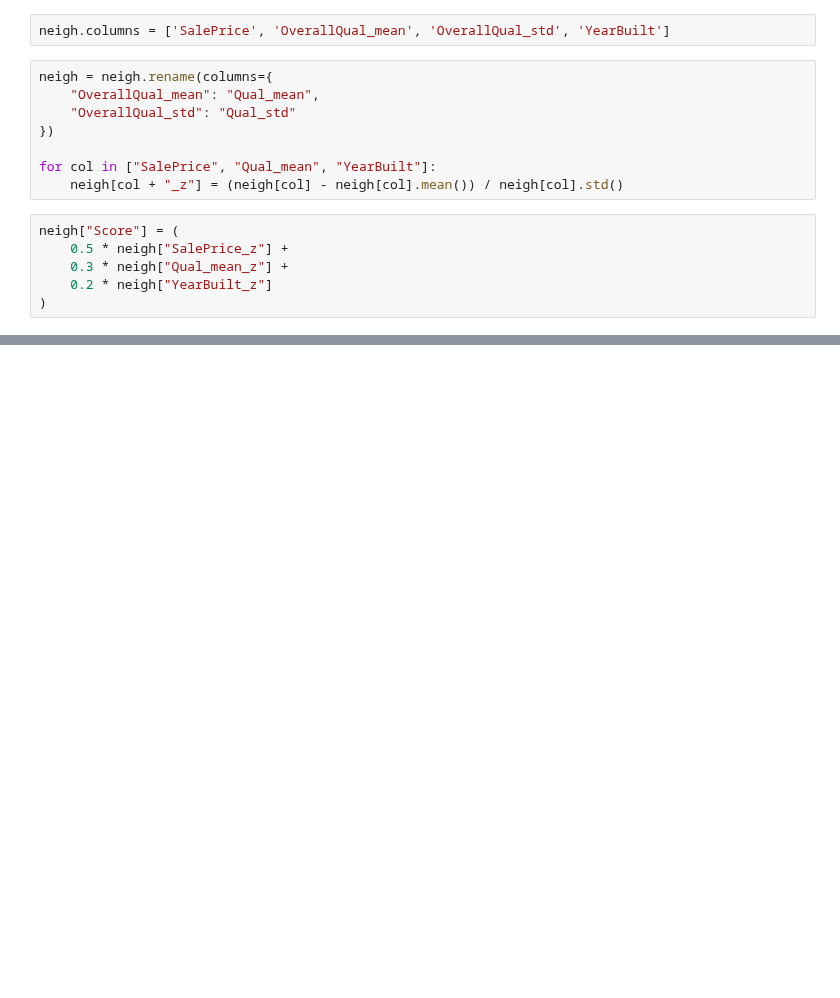
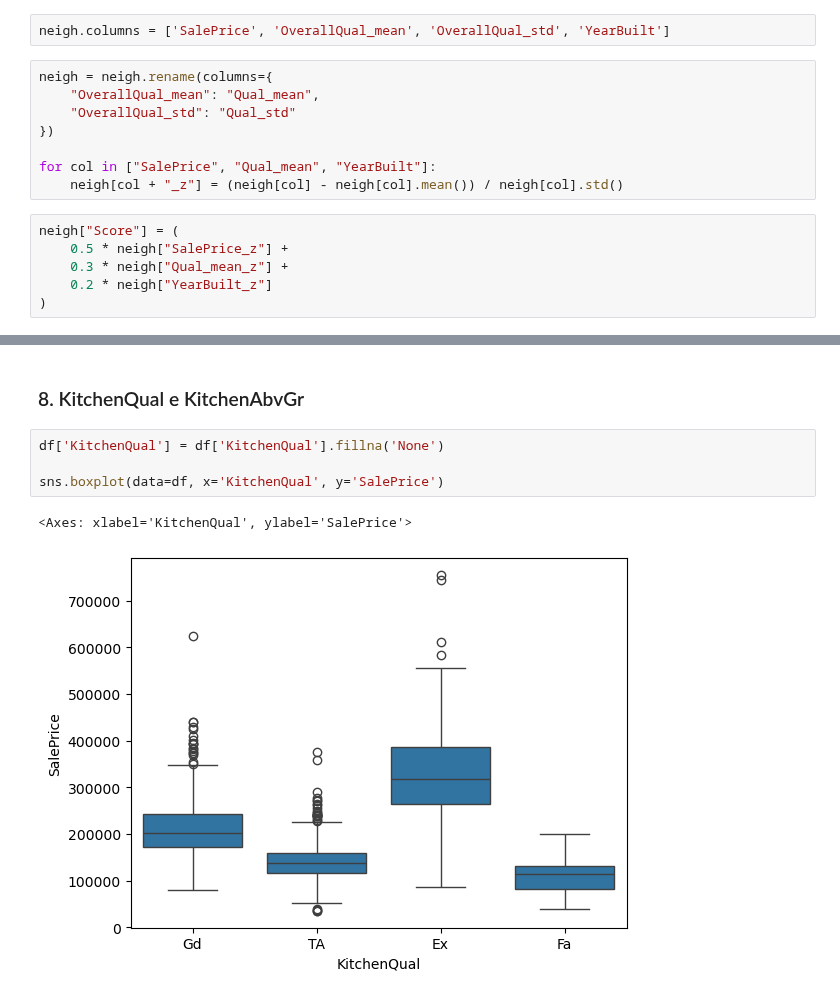
Before and after one commit to luizcaixeta/House-Prices, a Jupyter notebook: notebooks/1_eda.ipynb, the cells around one changed output, grey strips where cells are left out. Saved outputs shown, nothing was run; the diff lists cells and outputs as text; blank space fills up the shorter version.

```diff
--- a/notebooks/1_eda.ipynb
+++ b/notebooks/1_eda.ipynb
@@ -1003,0 +1181,9 @@ $$
+# %% [markdown]
+### 8. KitchenQual e KitchenAbvGr
+# %%
+df['KitchenQual'] = df['KitchenQual'].fillna('None')
+
+sns.boxplot(data=df, x='KitchenQual', y='SalePrice')
+# %% [output]
+<Axes: xlabel='KitchenQual', ylabel='SalePrice'>
+[figure, added]
```
Also changed, not shown: parts of 53 cells of this notebook.
